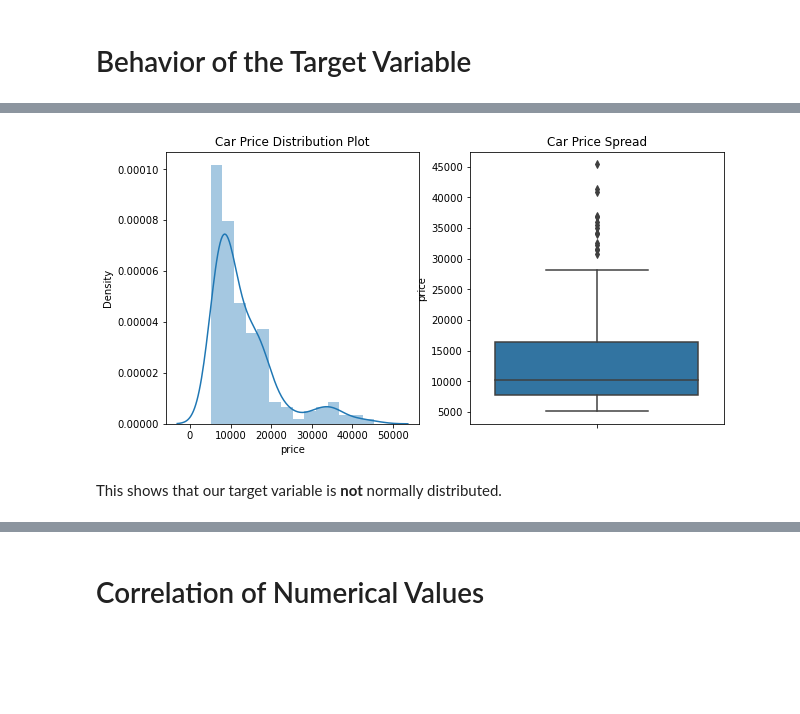
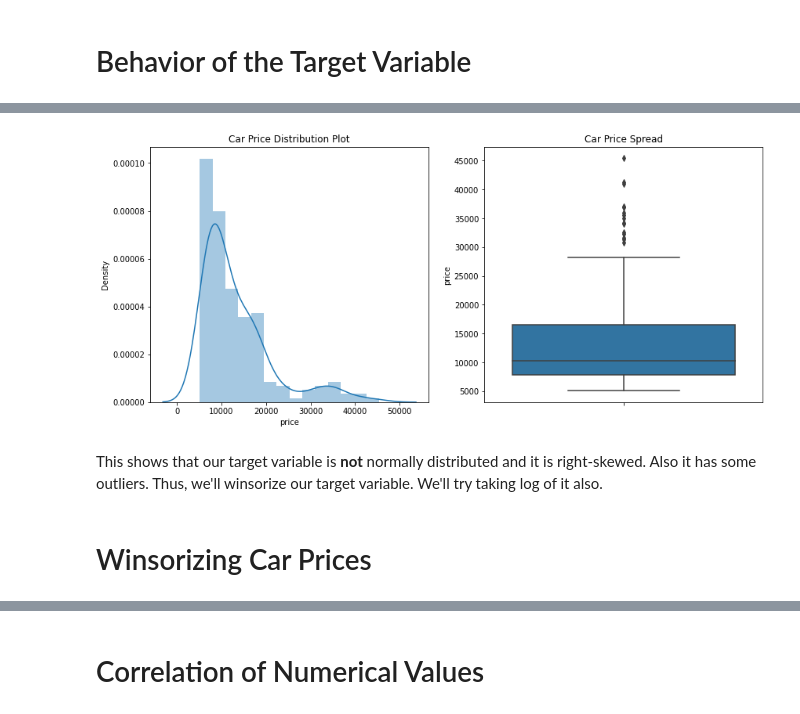
Before and after one commit to serhanoner/data_science_projects, a Jupyter notebook: Car_Price_Prediction_v2.ipynb, the cells around one changed output, grey strips where cells are left out. Saved outputs shown, nothing was run; the diff lists cells and outputs as text; code cells hidden in the pictures; blank space fills up the shorter version.

```diff
--- a/Car_Price_Prediction_v2.ipynb
+++ b/Car_Price_Prediction_v2.ipynb
@@ -201,17 +215,21 @@ plt.hist(car_df['price'])
 [figure]
 # %%
-plt.figure(figsize=(10,5))
+plt.figure(figsize=(14,6))
 
 plt.subplot(1,2,1)
 plt.title('Car Price Distribution Plot')
 sns.distplot(car_df.price)
 
 plt.subplot(1,2,2)
 plt.title('Car Price Spread')
 sns.boxplot(y=car_df.price)
 
 plt.show()
 # %% [output]
-[figure, old version]
+[figure, new version]
-# %% [markdown]
-This shows that our target variable is **not** normally distributed.
+# %% [markdown]
+This shows that our target variable is **not** normally distributed and it is right-skewed.
+Also it has some outliers. Thus, we'll winsorize our target variable.
+We'll try taking log of it also.
+# %% [markdown]
+# Winsorizing Car Prices
```
Also changed, not shown: parts of 252 cells of this notebook.
